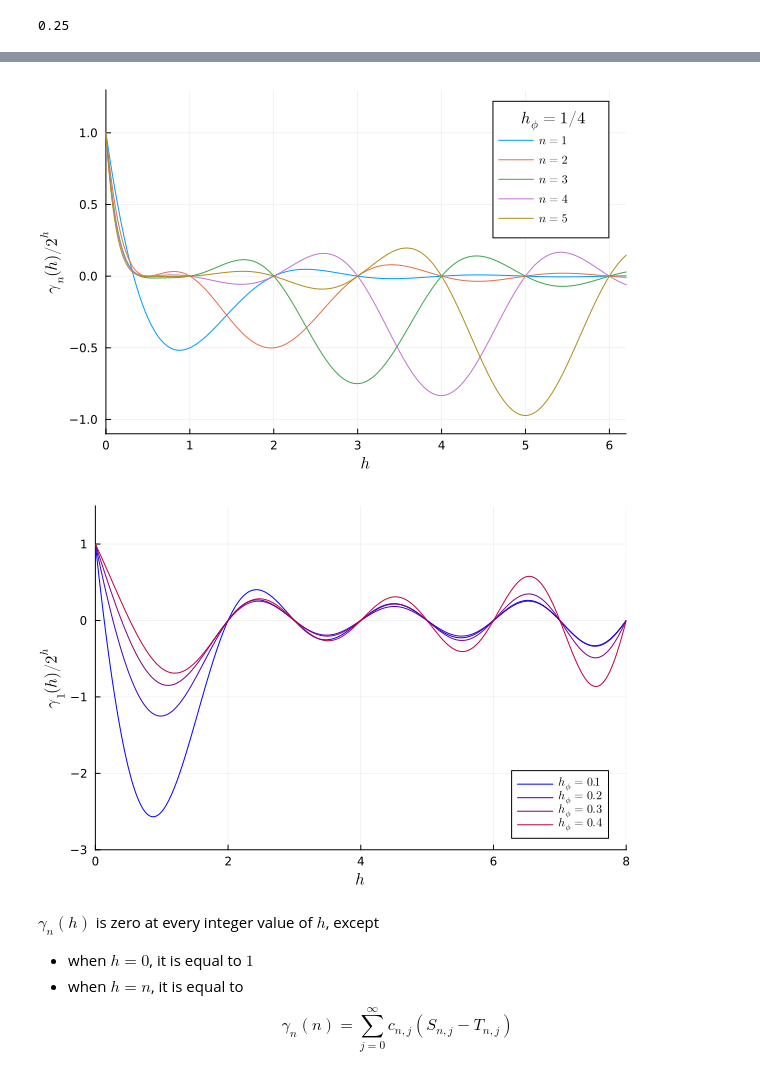
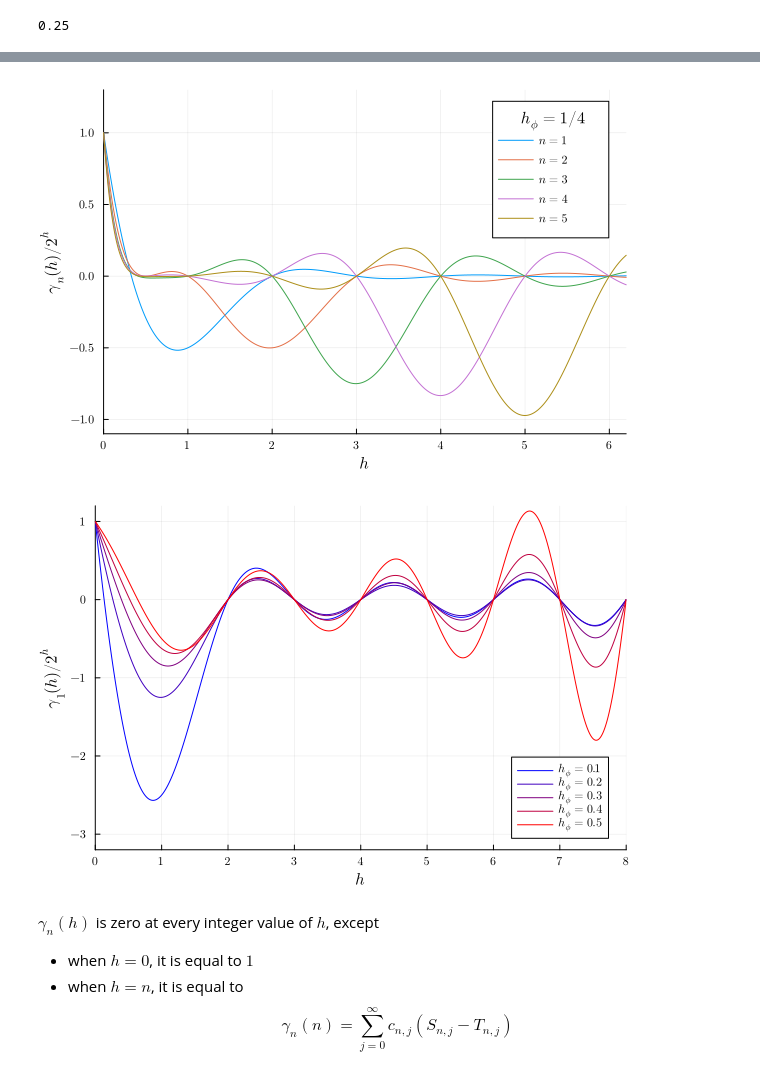
Before and after one commit to gillioz/CoBooM-2d, a Jupyter notebook: Optimal_functionals.ipynb, the cells around one changed output, grey strips where cells are left out. Saved outputs shown, nothing was run; the diff lists cells and outputs as text; code cells hidden in the pictures.

Commit message:
update figures and notebook

```diff
--- a/Optimal_functionals.ipynb
+++ b/Optimal_functionals.ipynb
@@ -661,30 +713,28 @@ hϕ = 0.25
 | 1000 | -33.0024 | 132.219 | -432.205 | 810.623 | -1434.42 | 2250.41 | -3632.07 | 6126.63 | -13587.0 | -1.42484e6 | 14823.6 | ... |
 | 1001 | 3.79478e-11 | 4.39799e-11 | 6.35625e-11 | 8.28328e-11 | 3.96973e-11 | -6.56889e-11 | -7.76344e-11 | -8.7982e-12 | 1.11559e-10 | -1.44495e6 | -1.50932e-10 | ... |
 # %%
-plot(legendtitle = L"h_\phi = 1/4")
+plot(legendtitle = L"h_\phi = 1/4",
+    xlabel=L"h", xlims=(0, 6.2), xticks=(collect(0:6), [L"%$i" for i = 0:6]),
+    ylabel=L"\gamma_n(h) / 2^h", ylims=(-1.1, 1.3), yticks=(collect(-1:0.5:1), [L"%$i" for i = -1:0.5:1]))
 for n = 1:5
     plot!(γ[!, "h"], 0.25.^γ[!, "h"] .* γ[!, string(n)], label=L"n = %$n")
 end
-xlims!(0,6.2)
-ylims!(-1.1, 1.3)
-xlabel!(L"h")
-ylabel!(L"\gamma_n(h) / 2^h")
+plot!()
 # %% [output]
-[figure, old version]
+[figure, new version]
 # %%
 # savefig("gamma_n.pdf")
 # %%
-plot(palette = ColorScheme(range(colorant"blue", colorant"red", length=5)))
-for hϕ = 0.1:0.1:0.4
+plot(palette = ColorScheme(range(colorant"blue", colorant"red", length=5)),
+    xlabel=L"h", xlims=(0,8), xticks=(collect(0:8), [L"%$i" for i = 0:8]),
+    ylabel=L"\gamma_1(h) / 2^h", ylims=(-3.2, 1.2), yticks=(collect(-3:1), [L"%$i" for i = -3:1]))
+for hϕ = 0.1:0.1:0.5
     γ = CSV.read("data/gamma_$(hϕ).csv", DataFrame)
     plot!(γ[!, "h"], 0.5.^γ[!, "h"] .* γ[!, "1"], label=L"h_\phi = %$hϕ")
 end
-xlims!(0,8)
-ylims!(-3, 1.5)
-xlabel!(L"h")
-ylabel!(L"\gamma_1(h) / 2^h")
+plot!()
 # %% [output]
-[figure, old version]
+[figure, new version]
 # %%
 # savefig("gamma_1.pdf")
 # %% [markdown]
```
Also changed, not shown: parts of 38 cells of this notebook, 26 other files.
